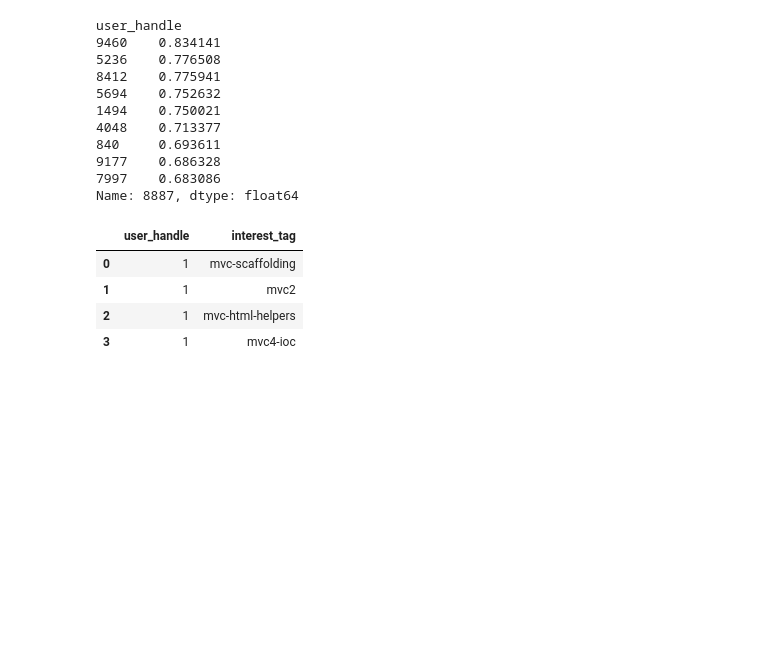
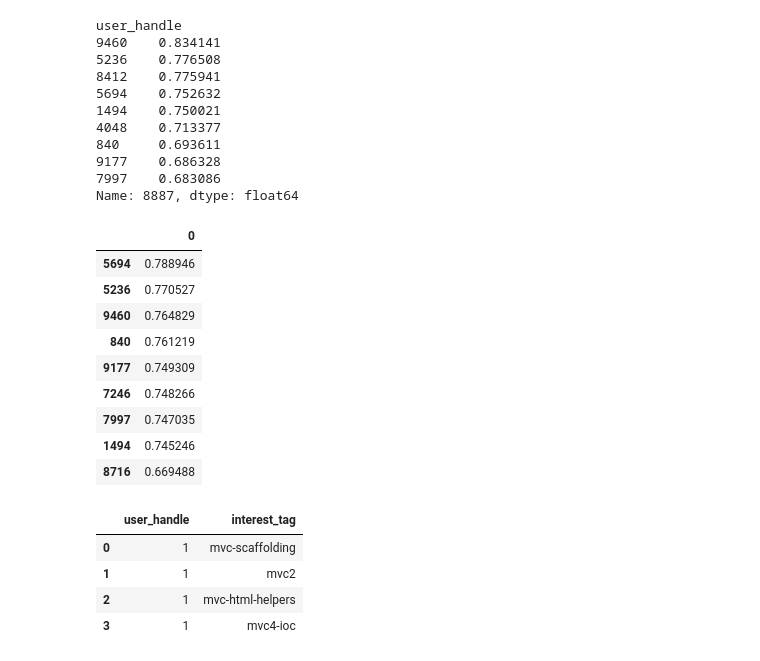
Before and after one commit to amandeepfj/MachineLearningProject, a Jupyter notebook: Data Understanding/DataUnderstanding.ipynb, the cells around one changed output. Saved outputs shown, nothing was run; the diff lists cells and outputs as text; code cells hidden in the pictures; blank space fills up the shorter version.

```diff
--- a/Data Understanding/DataUnderstanding.ipynb
+++ b/Data Understanding/DataUnderstanding.ipynb
@@ -327,6 +351,20 @@ user_handle
 9177    0.686328
 7997    0.683086
 Name: 8887, dtype: float64
+# %%
+similarity_measure.calculate_svd_similarity()
+similarity_measure.get_svd_similar_users('8887')
+# %% [output]
+|  | 0 |
+| 5694 | 0.788946 |
+| 5236 | 0.770527 |
+| 9460 | 0.764829 |
+| 840 | 0.761219 |
+| 9177 | 0.749309 |
+| 7246 | 0.748266 |
+| 7997 | 0.747035 |
+| 1494 | 0.745246 |
+| 8716 | 0.669488 |
 # %%
 user_interests[['user_handle', 'interest_tag']].drop_duplicates().head(4)
 # %% [output]
```
Also changed, not shown: parts of 8 cells of this notebook.
